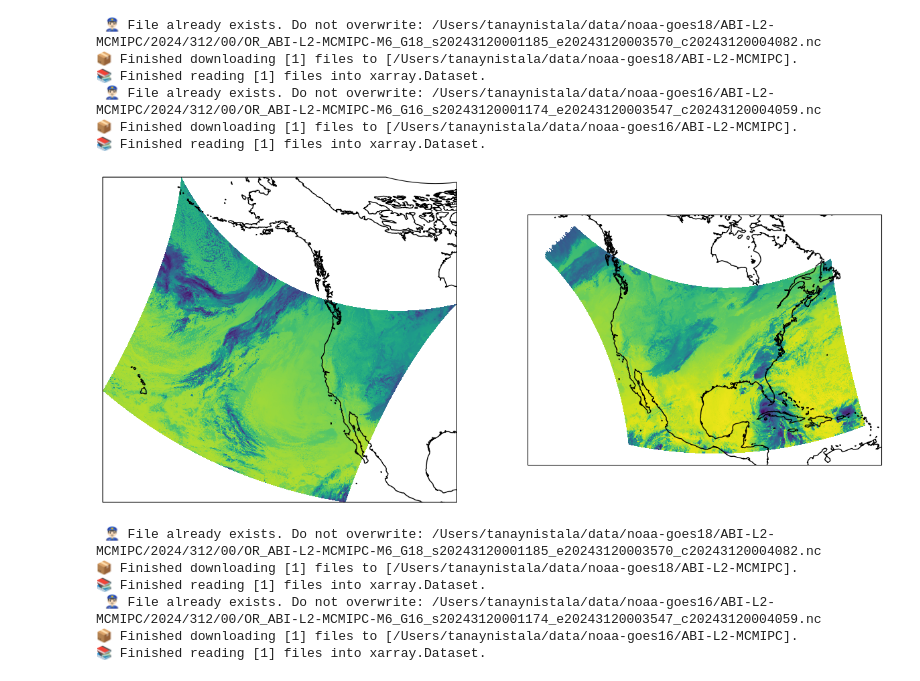
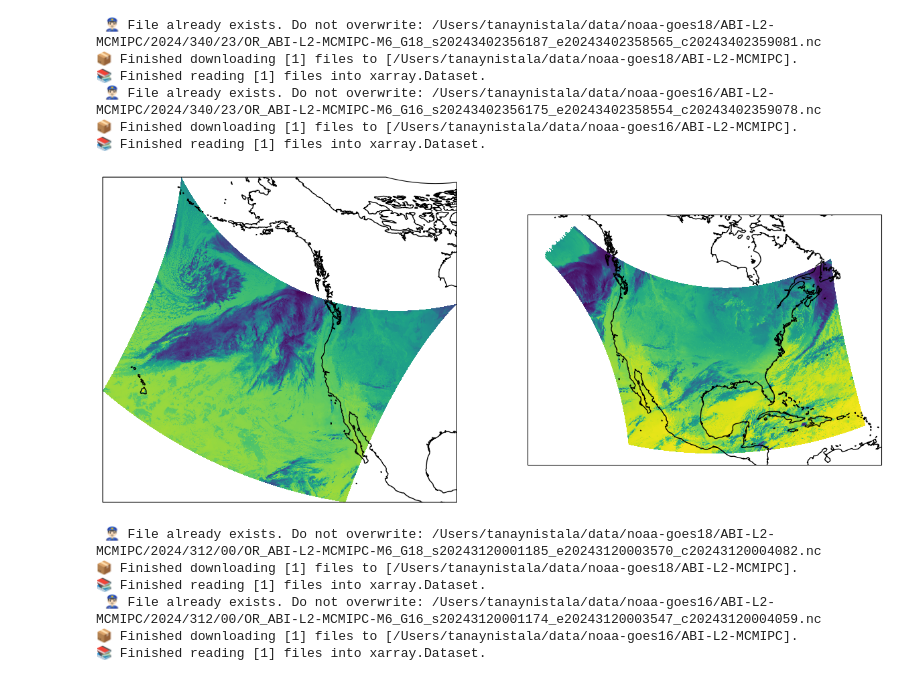
Before and after one commit to aauretto/sky_blue, a Jupyter notebook: miscellaneous/visualization.ipynb, the cells around one changed output. Saved outputs shown, nothing was run; the diff lists cells and outputs as text; code cells hidden in the pictures.

```diff
--- a/miscellaneous/visualization.ipynb
+++ b/miscellaneous/visualization.ipynb
@@ -16,24 +16,24 @@ projection = ccrs.AlbersEqualArea(
 # %%
 fig = plt.figure(figsize=(15, 12))
 ax_west = fig.add_subplot(1, 2, 1, projection=projection)
 ax_east = fig.add_subplot(1, 2, 2, projection=projection)
 
 for (ax, sat) in zip([ax_west, ax_east], [sat_west, sat_east]):
-    data = sat.nearesttime("2024-11-06 23:59:00")
+    data = sat.nearesttime("2024-12-05 00:00:00")
     crs, x, y = abi_crs(data, reference_variable="CMI_C13")
 
     ax.coastlines(resolution="50m")
     ax.pcolormesh(x, y, data["CMI_C13"], transform=crs)
 
 plt.show()
 # %% [output]
- 👮🏻‍♂️ File already exists. Do not overwrite: /Users/tanaynistala/data/noaa-goes18/ABI-L2-MCMIPC/2024/312/00/OR_ABI-L2-MCMIPC-M6_G18_s20243120001185_e20243120003570_c20243120004082.nc
+ 👮🏻‍♂️ File already exists. Do not overwrite: /Users/tanaynistala/data/noaa-goes18/ABI-L2-MCMIPC/2024/340/23/OR_ABI-L2-MCMIPC-M6_G18_s20243402356187_e20243402358565_c20243402359081.nc
 📦 Finished downloading [1] files to [/Users/tanaynistala/data/noaa-goes18/ABI-L2-MCMIPC].
 📚 Finished reading [1] files into xarray.Dataset.
- 👮🏻‍♂️ File already exists. Do not overwrite: /Users/tanaynistala/data/noaa-goes16/ABI-L2-MCMIPC/2024/312/00/OR_ABI-L2-MCMIPC-M6_G16_s20243120001174_e20243120003547_c20243120004059.nc
+ 👮🏻‍♂️ File already exists. Do not overwrite: /Users/tanaynistala/data/noaa-goes16/ABI-L2-MCMIPC/2024/340/23/OR_ABI-L2-MCMIPC-M6_G16_s20243402356175_e20243402358554_c20243402359078.nc
 📦 Finished downloading [1] files to [/Users/tanaynistala/data/noaa-goes16/ABI-L2-MCMIPC].
 📚 Finished reading [1] files into xarray.Dataset.
-[figure, old version]
+[figure, new version]
 # %%
 fig = plt.figure(figsize=(15, 12))
 ax_west = fig.add_subplot(1, 2, 1, projection=projection)
```
Also changed, not shown: 10 other files.
